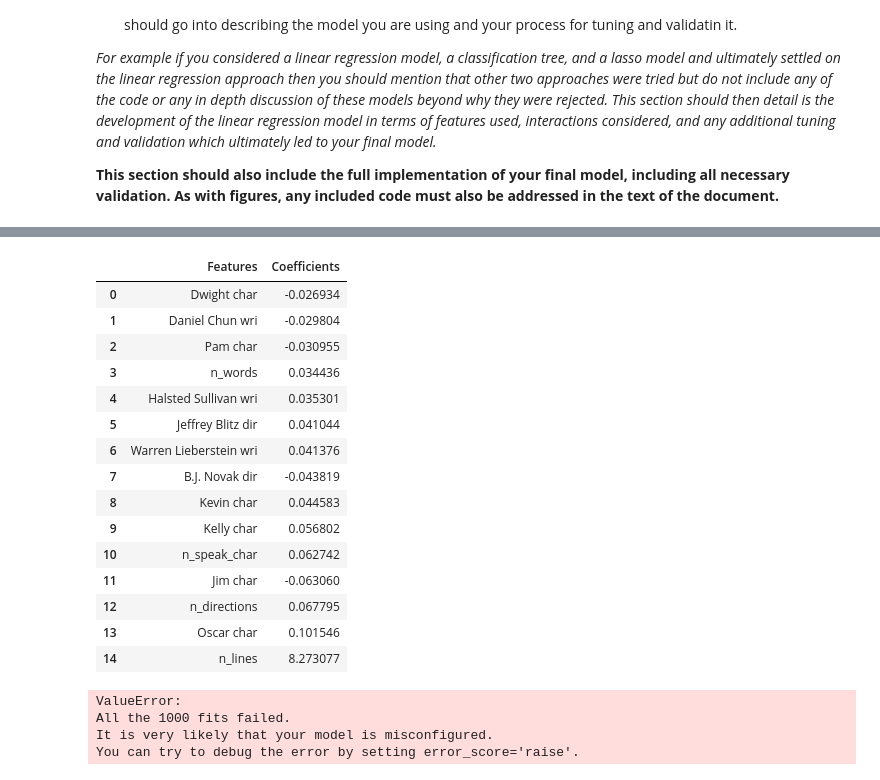
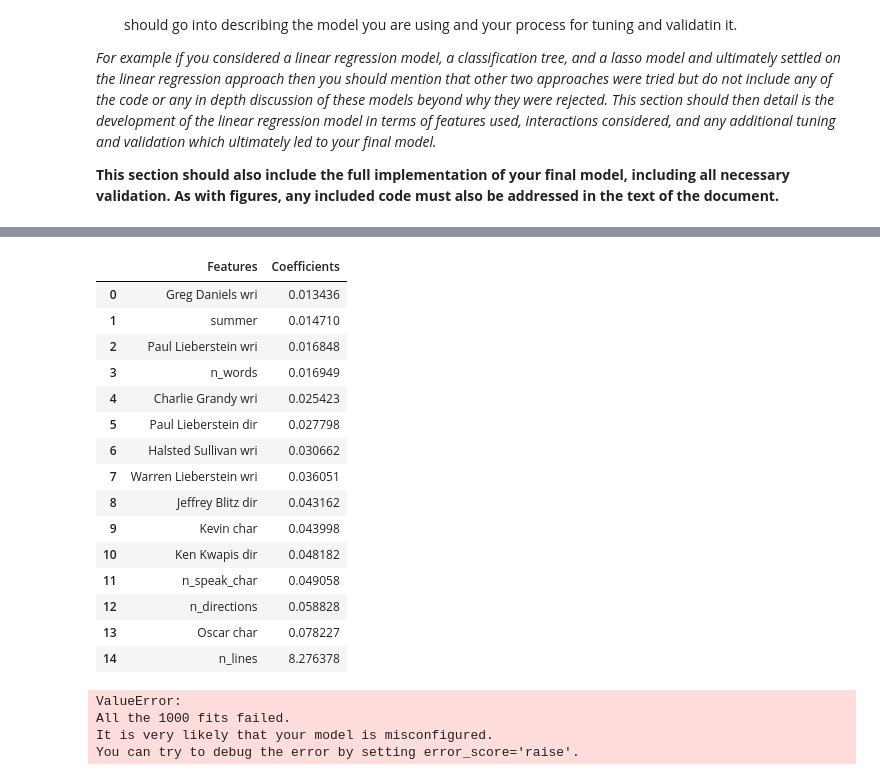
Before and after one commit to BradWangW/imdb_rate_model, a Jupyter notebook: project1.ipynb, the cells around one changed output, grey strips where cells are left out. Drawn from its saved outputs; the diff is of its cells as text; code cells hidden in the pictures.

Commit message:
Function to select positive coefficients

```diff
--- a/project1.ipynb
+++ b/project1.ipynb
@@ -464,11 +464,14 @@ model_fit(lm, X_test, y_test, plot = True)
 # %%
-def get_impt_features(pipeline, input_df, k):
+def get_impt_features(pipeline, input_df, k, positive):
     '''
         Get k most important features (positive or negative)
     '''
     coefs = get_coefs(pipeline)
 
-    impt_idx = np.argsort(np.abs(coefs))[-k:]
+    if positive == True:
+        impt_idx = np.argsort(coefs)[-k:]
+    else:
+        impt_idx = np.argsort(np.abs(coefs))[-k:]
 
     return pd.DataFrame({
         'Features': pipeline[:-1].get_feature_names_out(input_df.columns)[impt_idx],
@@ -514,22 +502,22 @@ model_fit(ridge_scaled, X_test, y_test, plot = True)
 # %%
-get_impt_features(ridge_scaled, X_train, 15)
+get_impt_features(ridge_scaled, X_train, 15, positive = True)
 # %% [output]
 |  | Features | Coefficients |
-| 0 | Dwight char | -0.026934 |
-| 1 | Daniel Chun wri | -0.029804 |
-| 2 | Pam char | -0.030955 |
-| 3 | n_words | 0.034436 |
-| 4 | Halsted Sullivan wri | 0.035301 |
-| 5 | Jeffrey Blitz dir | 0.041044 |
-| 6 | Warren Lieberstein wri | 0.041376 |
-| 7 | B.J. Novak dir | -0.043819 |
-| 8 | Kevin char | 0.044583 |
-| 9 | Kelly char | 0.056802 |
-| 10 | n_speak_char | 0.062742 |
-| 11 | Jim char | -0.063060 |
-| 12 | n_directions | 0.067795 |
-| 13 | Oscar char | 0.101546 |
-| 14 | n_lines | 8.273077 |
+| 0 | Greg Daniels wri | 0.013436 |
+| 1 | summer | 0.014710 |
+| 2 | Paul Lieberstein wri | 0.016848 |
+| 3 | n_words | 0.016949 |
+| 4 | Charlie Grandy wri | 0.025423 |
+| 5 | Paul Lieberstein dir | 0.027798 |
+| 6 | Halsted Sullivan wri | 0.030662 |
+| 7 | Warren Lieberstein wri | 0.036051 |
+| 8 | Jeffrey Blitz dir | 0.043162 |
+| 9 | Kevin char | 0.043998 |
+| 10 | Ken Kwapis dir | 0.048182 |
+| 11 | n_speak_char | 0.049058 |
+| 12 | n_directions | 0.058828 |
+| 13 | Oscar char | 0.078227 |
+| 14 | n_lines | 8.276378 |
 # %%
 #Parameter tuning using method from WS5
 
```
Also changed, not shown: parts of 7 cells of this notebook.
